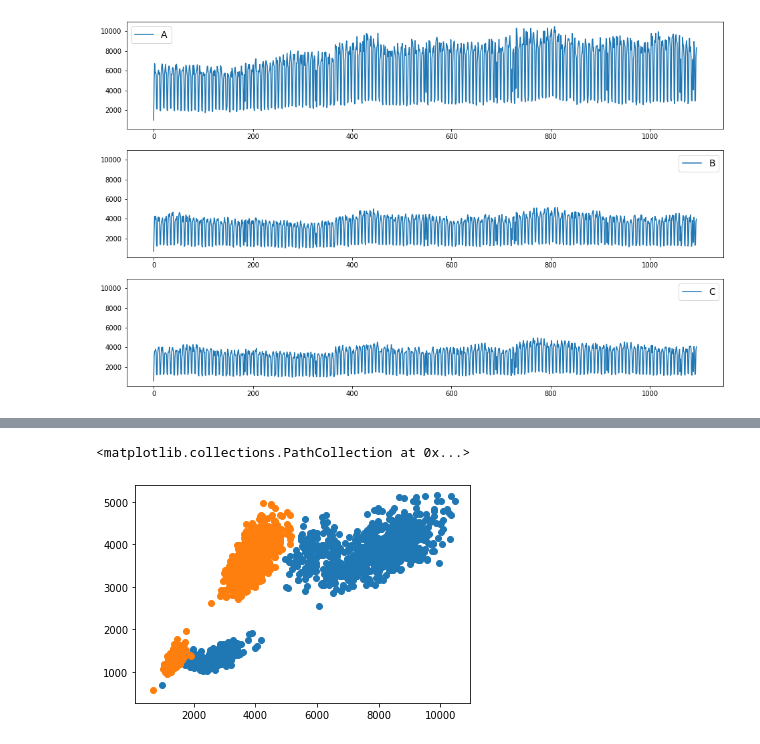
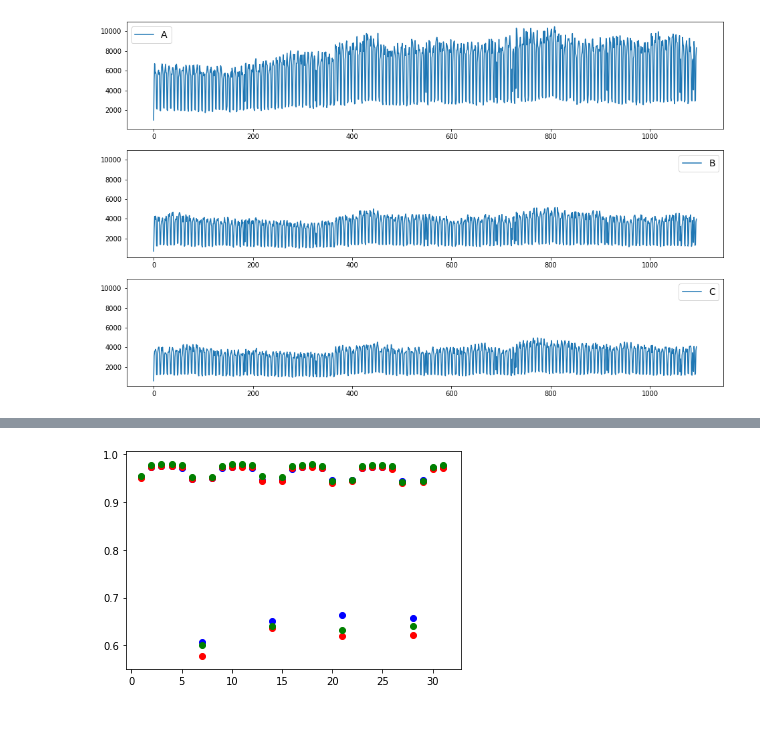
Before and after one commit to reasonablists/CoverMyMeds, a Jupyter notebook: DataCharacteristics.ipynb, the cells around one changed output, grey strips where cells are left out. Saved outputs shown, nothing was run; the diff lists cells and outputs as text; code cells hidden in the pictures.

```diff
--- a/DataCharacteristics.ipynb
+++ b/DataCharacteristics.ipynb
@@ -127,21 +132,21 @@ def make_lag_df(df,feature,lag):
     return lag_df
 # %%
 # A function to make our plotting easier
-def plot_lag(df,feature,lag,ax=None):
+def plot_lag(df,feature,lag,lu,up,color_feature,ax=None):
     df = make_lag_df(df,feature,lag).dropna()
     if ax:
-        ax.scatter(df[feature+'_lag'],df[feature])
+        ax.scatter(df[feature+'_lag'],df[feature],c=df[color_feature])
 
-        ax.plot(np.linspace(350,10050,10),
-                np.linspace(350,10050,10),
+        ax.plot(np.linspace(lu,up,100),
+                np.linspace(lu,up,100),
                'k--', alpha = .6)
 
         ax.set_title("lag = " + str(lag),fontsize=12)
     else:
         plt.scatter(df[feature+'_lag'],df[feature])
 
-        plt.plot(np.linspace(350,10000,10000),
-                np.linspace(350,10000,10000),
+        plt.plot(np.linspace(lu,up,100),
+                np.linspace(lu,up,100),
                'k--', alpha = .6)
 
         plt.show()
@@ -300,6 +205,10 @@ diff4.corr()
-# %%
-plt.scatter(data['volume_A'],data['volume_B'])
-plt.scatter(data['volume_B'],data['volume_C'])
-# %% [output]
-<matplotlib.collections.PathCollection at 0x...>
-[figure, removed]
+# %%
+for i in range(1,32):
+    df_diff = df.diff(periods=i)
+    plt.scatter(i,df_diff.corr()['volume_A']['volume_B'],c='b')
+    plt.scatter(i,df_diff.corr()['volume_A']['volume_C'],c='r')
+    plt.scatter(i,df_diff.corr()['volume_C']['volume_B'],c='g')
+
+plt.show()
+# %% [output]
+[figure, added]
```
Also changed, not shown: parts of 26 cells of this notebook.
